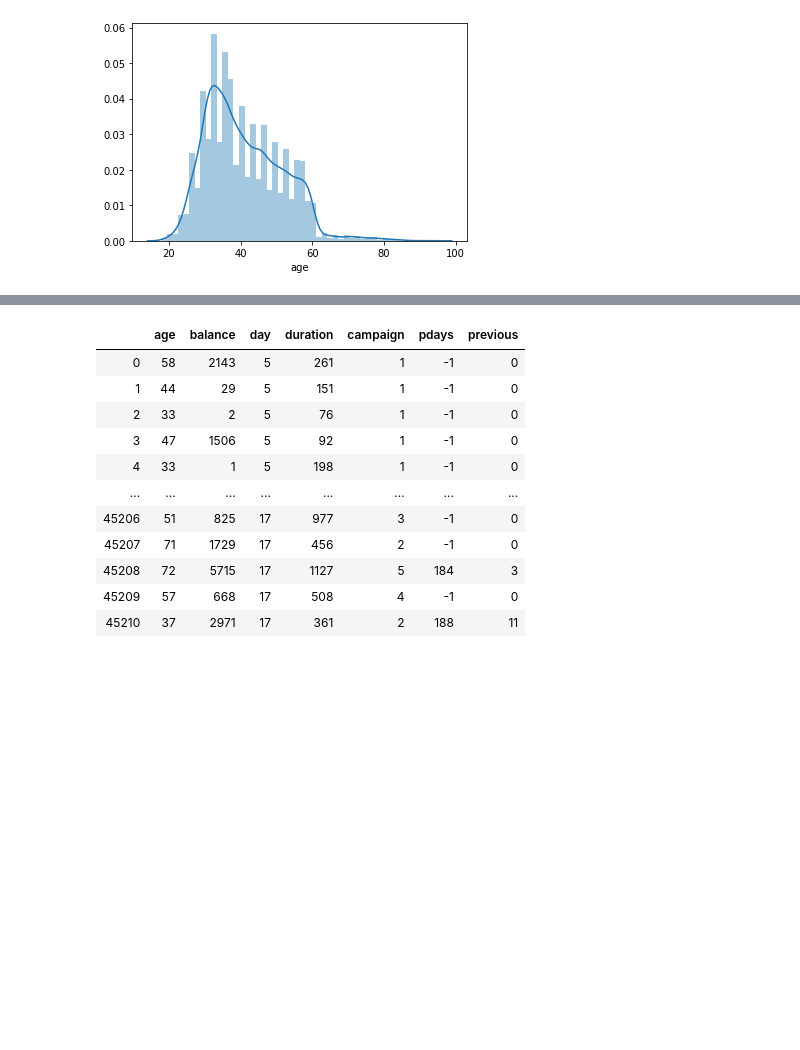
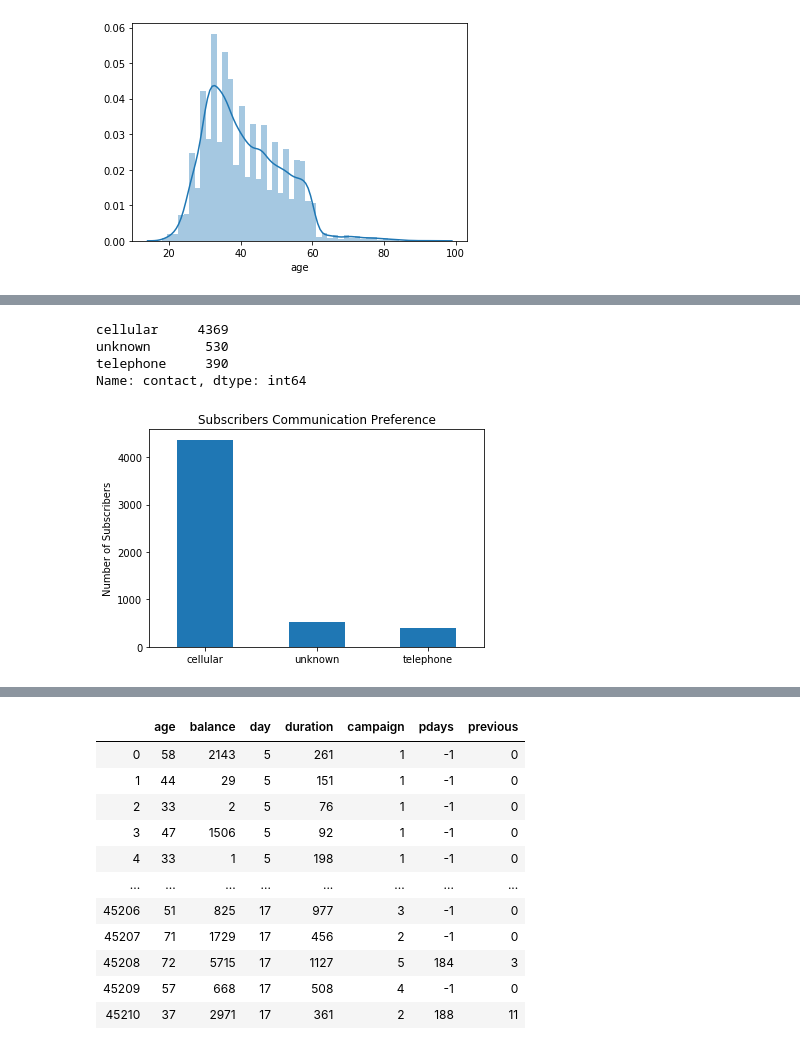
Before and after one commit to rhynos44/mod3_proj, a Jupyter notebook: project.ipynb, the cells around one changed output, grey strips where cells are left out. Cells and saved outputs as stored; diff of their text form; code cells hidden in the pictures; blank space fills up the shorter version.

```diff
--- a/project.ipynb
+++ b/project.ipynb
@@ -163,0 +182,15 @@ plt.scatter(df.age, df.Target)
+# %%
+contact_target = df[df['Target'] == 'yes']['contact']
+contact_target.value_counts().plot(kind='bar')
+
+plt.title('Subscribers Communication Preference')
+plt.ylabel('Number of Subscribers')
+plt.xticks(rotation=None)
+
+contact_target.value_counts()
+# %% [output]
+cellular     4369
+unknown       530
+telephone     390
+Name: contact, dtype: int64
+[figure, added]
```
Also changed, not shown: parts of 66 cells of this notebook, 1 other file.
